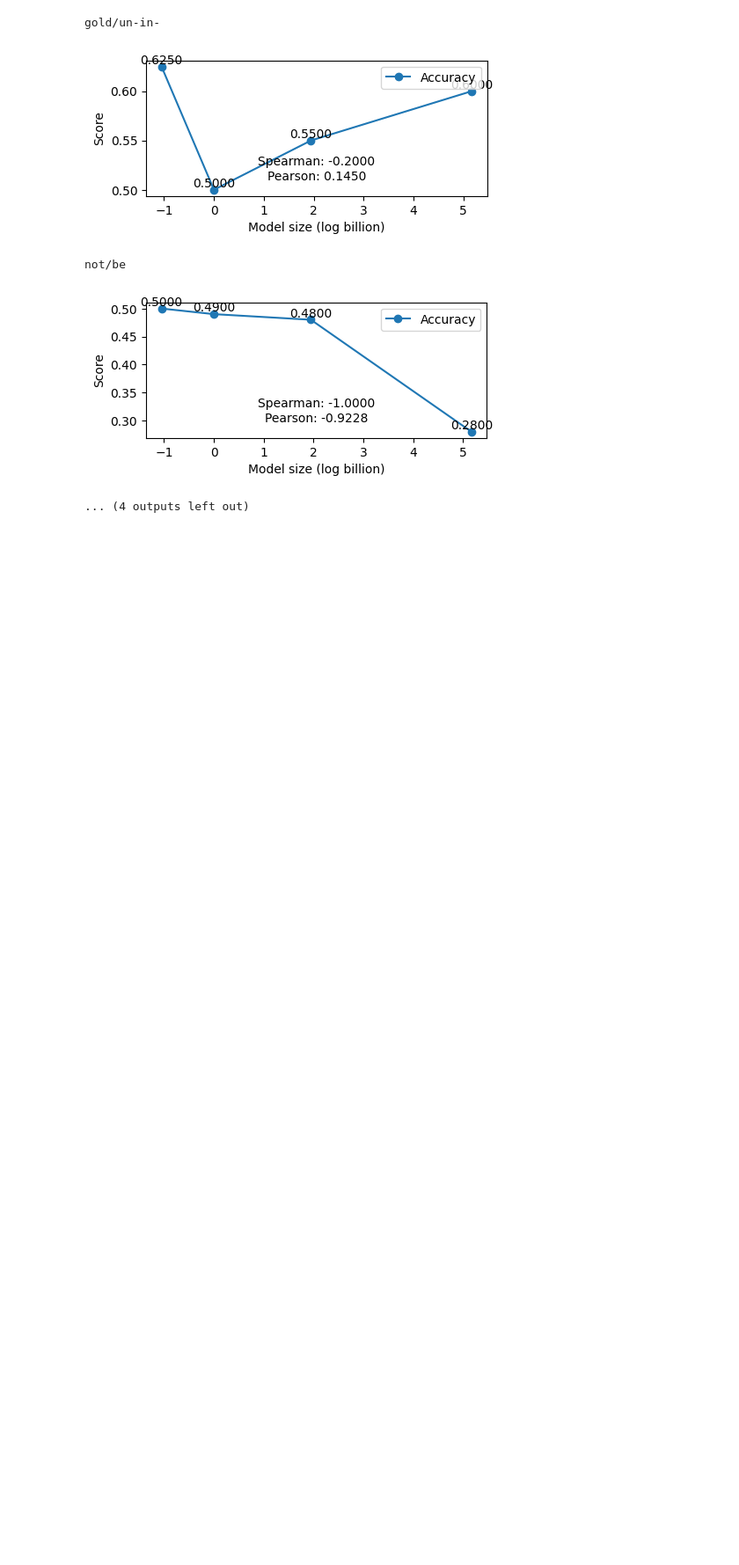
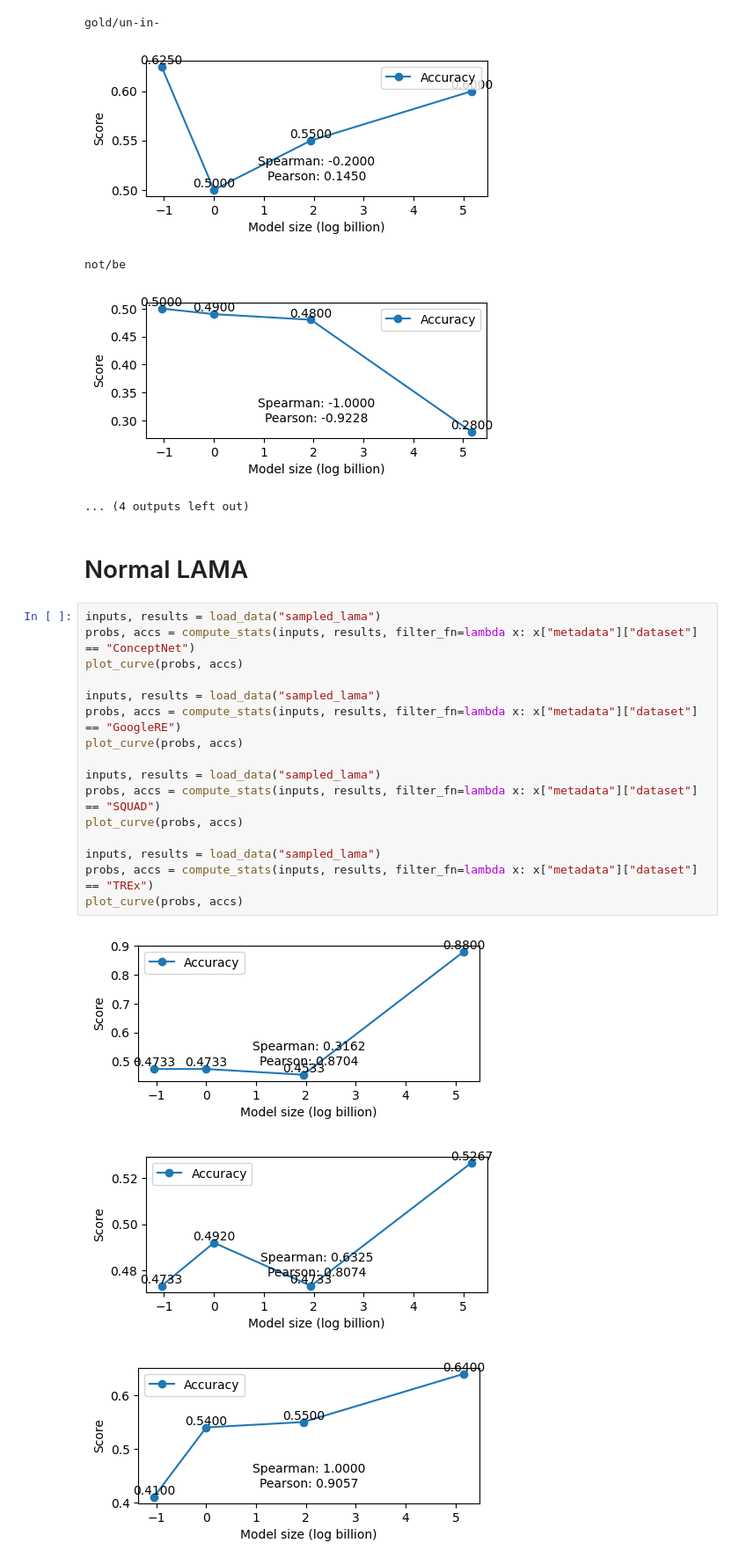
Before and after one commit to yuhui-zh15/InverseScaling, a Jupyter notebook: eval_pipeline/results/analyze_results.ipynb, the cells around one changed output. Shown at 88% size. Cells and saved outputs as stored; diff of their text form; blank space fills up the shorter version.

Commit message:
update results

```diff
--- a/eval_pipeline/results/analyze_results.ipynb
+++ b/eval_pipeline/results/analyze_results.ipynb
@@ -186,3 +186,25 @@ gold/un-in-
 not/be
 [figure]
 ... (4 outputs left out)
+# %% [markdown]
+# Normal LAMA
+# %%
+inputs, results = load_data("sampled_lama")
+probs, accs = compute_stats(inputs, results, filter_fn=lambda x: x["metadata"]["dataset"] == "ConceptNet")
+plot_curve(probs, accs)
+
+inputs, results = load_data("sampled_lama")
+probs, accs = compute_stats(inputs, results, filter_fn=lambda x: x["metadata"]["dataset"] == "GoogleRE")
+plot_curve(probs, accs)
+
+inputs, results = load_data("sampled_lama")
+probs, accs = compute_stats(inputs, results, filter_fn=lambda x: x["metadata"]["dataset"] == "SQUAD")
+plot_curve(probs, accs)
+
+inputs, results = load_data("sampled_lama")
+probs, accs = compute_stats(inputs, results, filter_fn=lambda x: x["metadata"]["dataset"] == "TREx")
+plot_curve(probs, accs)
+# %% [output]
+[figure, added]
+[figure, added]
+[figure, added]
```
Also changed, not shown: parts of 4 cells of this notebook.
